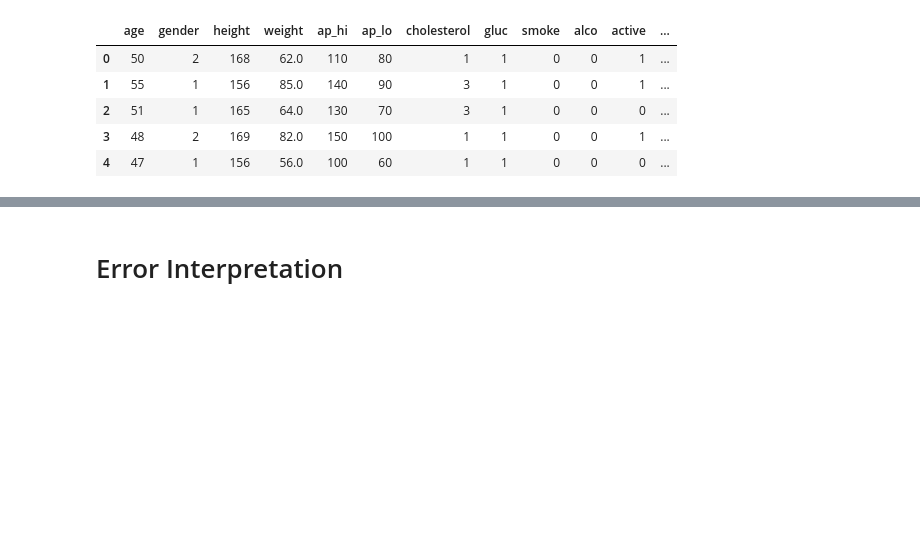
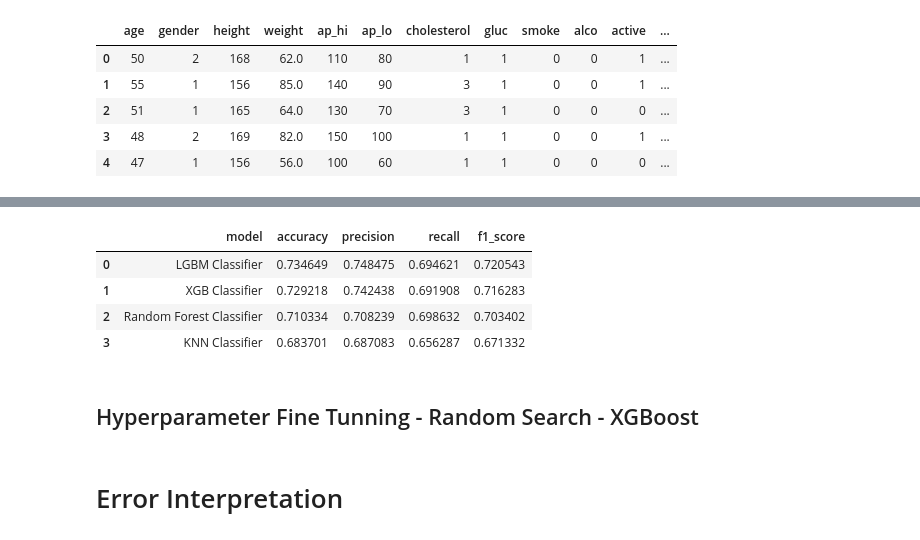
Before and after one commit to felipedmnq/Cardiac-disease-prediction, a Jupyter notebook: Notebooks/Cardiovascular_disease_prediction.ipynb, the cells around one changed output, grey strips where cells are left out. Cells and saved outputs as stored; diff of their text form; code cells hidden in the pictures; blank space fills up the shorter version.

```diff
--- a/Notebooks/Cardiovascular_disease_prediction.ipynb
+++ b/Notebooks/Cardiovascular_disease_prediction.ipynb
@@ -455,0 +665,19 @@ x.head()
+# %%
+best_model = {'model': ['KNN Classifier', 'Random Forest Classifier', 'XGB Classifier',  'LGBM Classifier'],
+              'accuracy': [0.6837014294649963, 0.710333829609155, 0.7292178803841046, 0.7346494827855189],
+              'precision': [0.687083230427266, 0.7082386703336123, 0.7424376661182129, 0.7484748347737672],
+              'recall': [0.6562868601085161, 0.6986317527718802, 0.6919084689785326, 0.694621372965322],
+              'f1_score': [0.6713320463320464, 0.7034024107832076, 0.7162830453629648, 0.720543252171785]}
+
+best_model = pd.DataFrame(best_model)
+best_model.sort_values(by = 'accuracy', ascending = False, inplace = True)
+best_model.reset_index(inplace = True, drop = True)
+best_model
+# %% [output]
+|  | model | accuracy | precision | recall | f1_score |
+| 0 | LGBM Classifier | 0.734649 | 0.748475 | 0.694621 | 0.720543 |
+| 1 | XGB Classifier | 0.729218 | 0.742438 | 0.691908 | 0.716283 |
+| 2 | Random Forest Classifier | 0.710334 | 0.708239 | 0.698632 | 0.703402 |
+| 3 | KNN Classifier | 0.683701 | 0.687083 | 0.656287 | 0.671332 |
+# %% [markdown]
+## Hyperparameter Fine Tunning - Random Search - XGBoost
```
Also changed, not shown: parts of 30 cells of this notebook.
